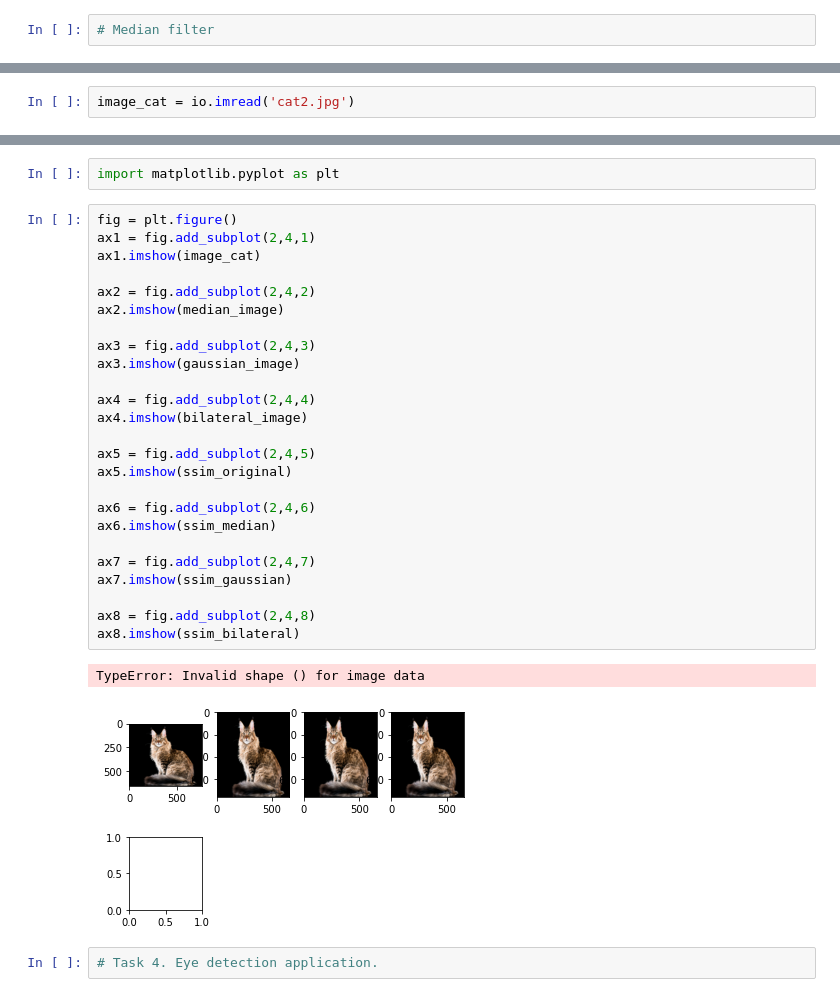
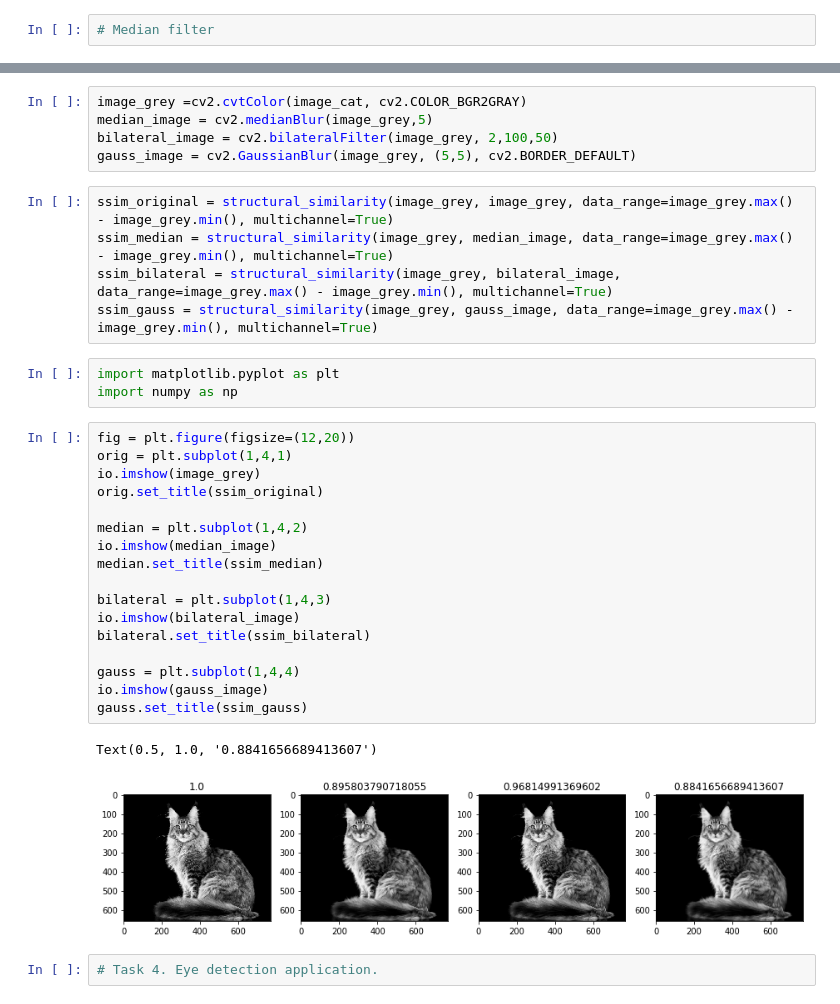
Before and after one commit to Performance-Artist/CVC-Homework, a Jupyter notebook: Computer Vision Homework nr. 2/Computer Vision Homework nr. 2.ipynb, the cells around one changed output, grey strips where cells are left out. Saved outputs shown, nothing was run; the diff lists cells and outputs as text.

```diff
--- a/Computer Vision Homework nr. 2/Computer Vision Homework nr. 2.ipynb
+++ b/Computer Vision Homework nr. 2/Computer Vision Homework nr. 2.ipynb
@@ -454,2 +423,0 @@ import numpy as np
-# %%
-image_cat = io.imread('cat2.jpg')
@@ -478,33 +424,36 @@ ValueError: Input images must have the same dimensions.
-# %%
-import matplotlib.pyplot as plt
-# %%
-fig = plt.figure()
-ax1 = fig.add_subplot(2,4,1)
-ax1.imshow(image_cat)
-
-ax2 = fig.add_subplot(2,4,2)
-ax2.imshow(median_image)
-
-ax3 = fig.add_subplot(2,4,3)
-ax3.imshow(gaussian_image)
-
-ax4 = fig.add_subplot(2,4,4)
-ax4.imshow(bilateral_image)
-
-ax5 = fig.add_subplot(2,4,5)
-ax5.imshow(ssim_original)
-
-ax6 = fig.add_subplot(2,4,6)
-ax6.imshow(ssim_median)
-
-ax7 = fig.add_subplot(2,4,7)
-ax7.imshow(ssim_gaussian)
-
-ax8 = fig.add_subplot(2,4,8)
-ax8.imshow(ssim_bilateral)
-# %% [output]
-TypeError: Invalid shape () for image data
-[figure, removed]
+# %%
+image_grey =cv2.cvtColor(image_cat, cv2.COLOR_BGR2GRAY)
+median_image = cv2.medianBlur(image_grey,5)
+bilateral_image = cv2.bilateralFilter(image_grey, 2,100,50)
+gauss_image = cv2.GaussianBlur(image_grey, (5,5), cv2.BORDER_DEFAULT)
+# %%
+ssim_original = structural_similarity(image_grey, image_grey, data_range=image_grey.max() - image_grey.min(), multichannel=True)
+ssim_median = structural_similarity(image_grey, median_image, data_range=image_grey.max() - image_grey.min(), multichannel=True)
+ssim_bilateral = structural_similarity(image_grey, bilateral_image, data_range=image_grey.max() - image_grey.min(), multichannel=True)
+ssim_gauss = structural_similarity(image_grey, gauss_image, data_range=image_grey.max() - image_grey.min(), multichannel=True)
+# %%
+import matplotlib.pyplot as plt
+import numpy as np
+# %%
+fig = plt.figure(figsize=(12,20))
+orig = plt.subplot(1,4,1)
+io.imshow(image_grey)
+orig.set_title(ssim_original)
+
+median = plt.subplot(1,4,2)
+io.imshow(median_image)
+median.set_title(ssim_median)
+
+bilateral = plt.subplot(1,4,3)
+io.imshow(bilateral_image)
+bilateral.set_title(ssim_bilateral)
+
+gauss = plt.subplot(1,4,4)
+io.imshow(gauss_image)
+gauss.set_title(ssim_gauss)
+# %% [output]
+Text(0.5, 1.0, '0.8841656689413607')
+[figure, added]
 # %%
 # Task 4. Eye detection application.
 # %%
```
Also changed, not shown: parts of 27 cells of this notebook.
